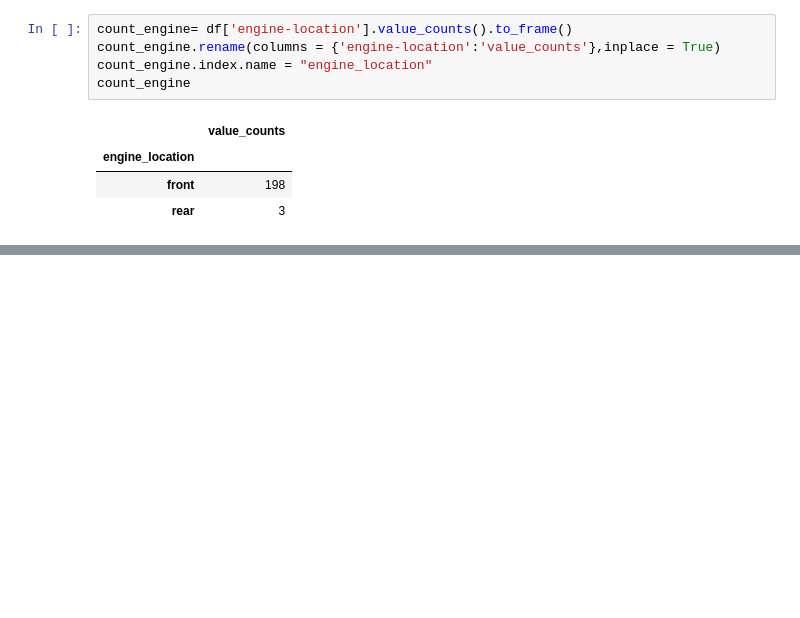
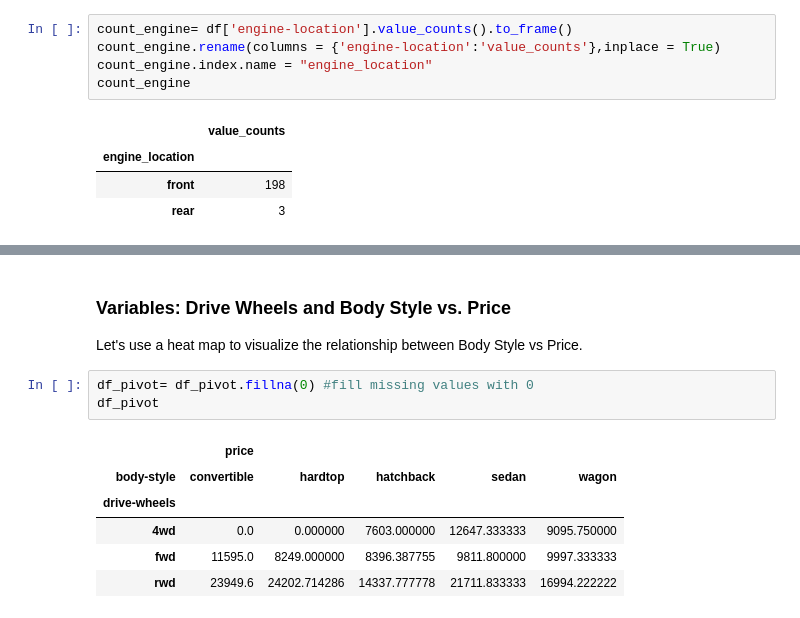
Before and after one commit to jerinSabrina/data_analysis_with_python, a Jupyter notebook: 3. Exploratory data analysis.ipynb, the cells around one changed output, grey strips where cells are left out. Drawn from its saved outputs; the diff is of its cells as text; blank space fills up the shorter version.

```diff
--- a/3. Exploratory data analysis.ipynb
+++ b/3. Exploratory data analysis.ipynb
@@ -225,0 +295,13 @@ count_engine
+# %% [markdown]
+<h3>Variables: Drive Wheels and Body Style vs. Price </h3>
+Let's use a heat map to visualize the relationship between Body Style vs Price.
+# %%
+df_pivot= df_pivot.fillna(0) #fill missing values with 0
+df_pivot
+# %% [output]
+|  | price |  |  |  |  |
+| body-style | convertible | hardtop | hatchback | sedan | wagon |
+| drive-wheels |  |  |  |  |  |
+| 4wd | 0.0 | 0.000000 | 7603.000000 | 12647.333333 | 9095.750000 |
+| fwd | 11595.0 | 8249.000000 | 8396.387755 | 9811.800000 | 9997.333333 |
+| rwd | 23949.6 | 24202.714286 | 14337.777778 | 21711.833333 | 16994.222222 |
```
Also changed, not shown: parts of 31 cells of this notebook.
